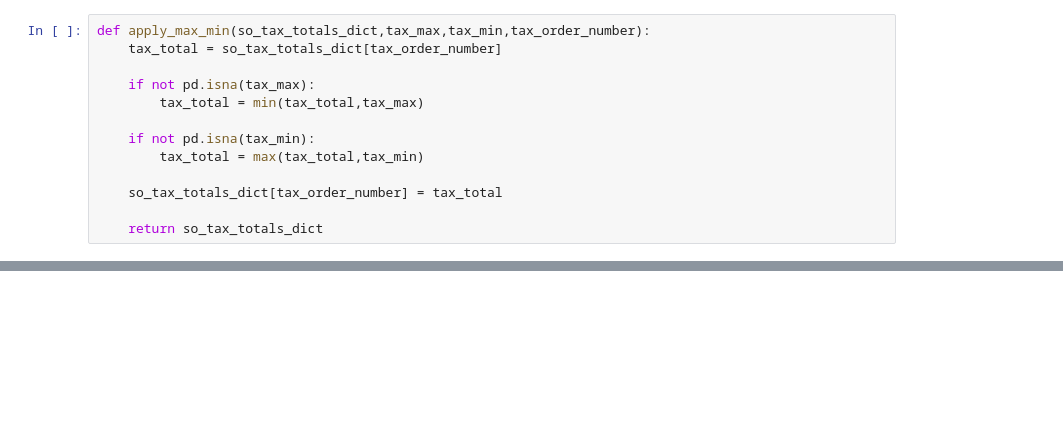
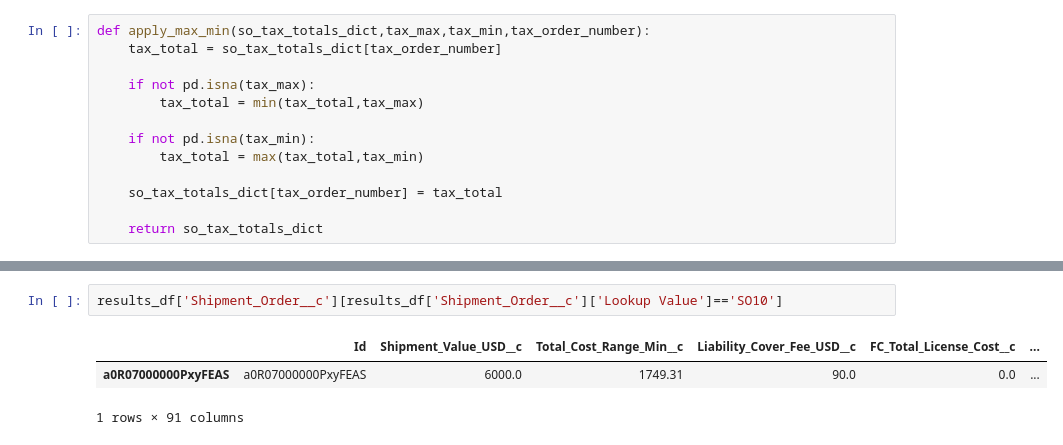
Before and after one commit to Nirav-TecEX/TaxCalcs, a Jupyter notebook: Tax Recalculation.ipynb, the cells around one changed output, grey strips where cells are left out. Saved outputs shown, nothing was run; the diff lists cells and outputs as text; blank space fills up the shorter version.

```diff
--- a/Tax Recalculation.ipynb
+++ b/Tax Recalculation.ipynb
@@ -319,0 +476,6 @@ Tax_Structure_Per_Country__c
+# %%
+results_df['Shipment_Order__c'][results_df['Shipment_Order__c']['Lookup Value']=='SO10']
+# %% [output]
+|  | Id | Shipment_Value_USD__c | Total_Cost_Range_Min__c | Liability_Cover_Fee_USD__c | FC_Total_License_Cost__c | ... |
+| a0R07000000PxyFEAS | a0R07000000PxyFEAS | 6000.0 | 1749.31 | 90.0 | 0.0 | ... |
+1 rows × 91 columns
```
Also changed, not shown: parts of 17 cells of this notebook, 17 other files.
